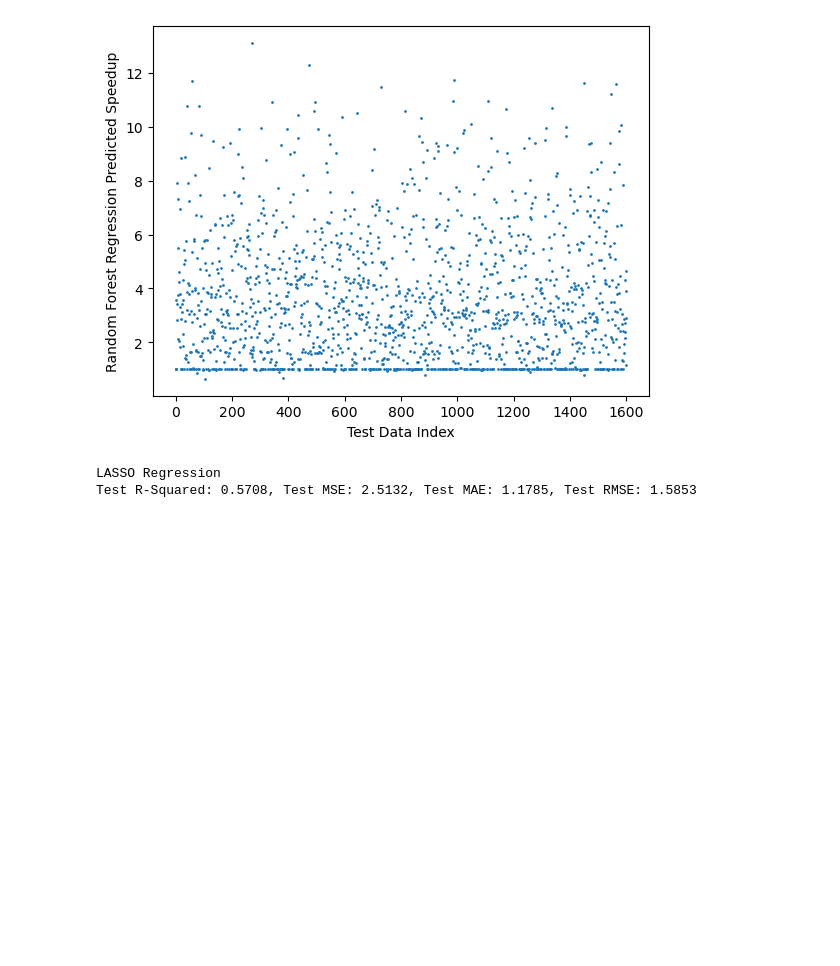
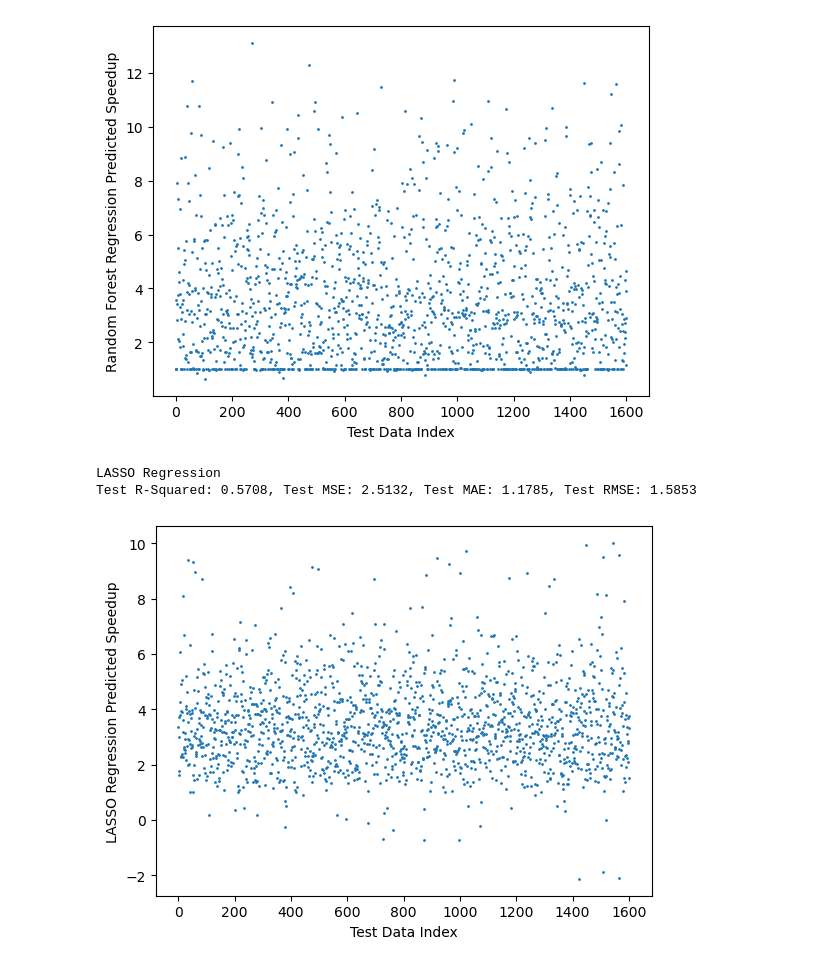
Before and after one commit to WYB929/2023_multicore_project, a Jupyter notebook: src/baseline_models.ipynb, the cells around one changed output. Cells and saved outputs as stored; diff of their text form; code cells hidden in the pictures; blank space fills up the shorter version.

Commit message:
update metrics and plots for basic model

```diff
--- a/src/baseline_models.ipynb
+++ b/src/baseline_models.ipynb
@@ -116,3 +116,10 @@ print(f"Test R-Squared: {lasso_rSqr:.4f}, Test MSE: {lasso_mse:.4f}, Test MAE: {
 # %% [output]
 LASSO Regression
 Test R-Squared: 0.5708, Test MSE: 2.5132, Test MAE: 1.1785, Test RMSE: 1.5853
+# %%
+plt.scatter(range(len(y_pred)), y_pred, s=1)
+plt.xlabel("Test Data Index")
+plt.ylabel("LASSO Regression Predicted Speedup")
+plt.show()
+# %% [output]
+[figure, added]
```
